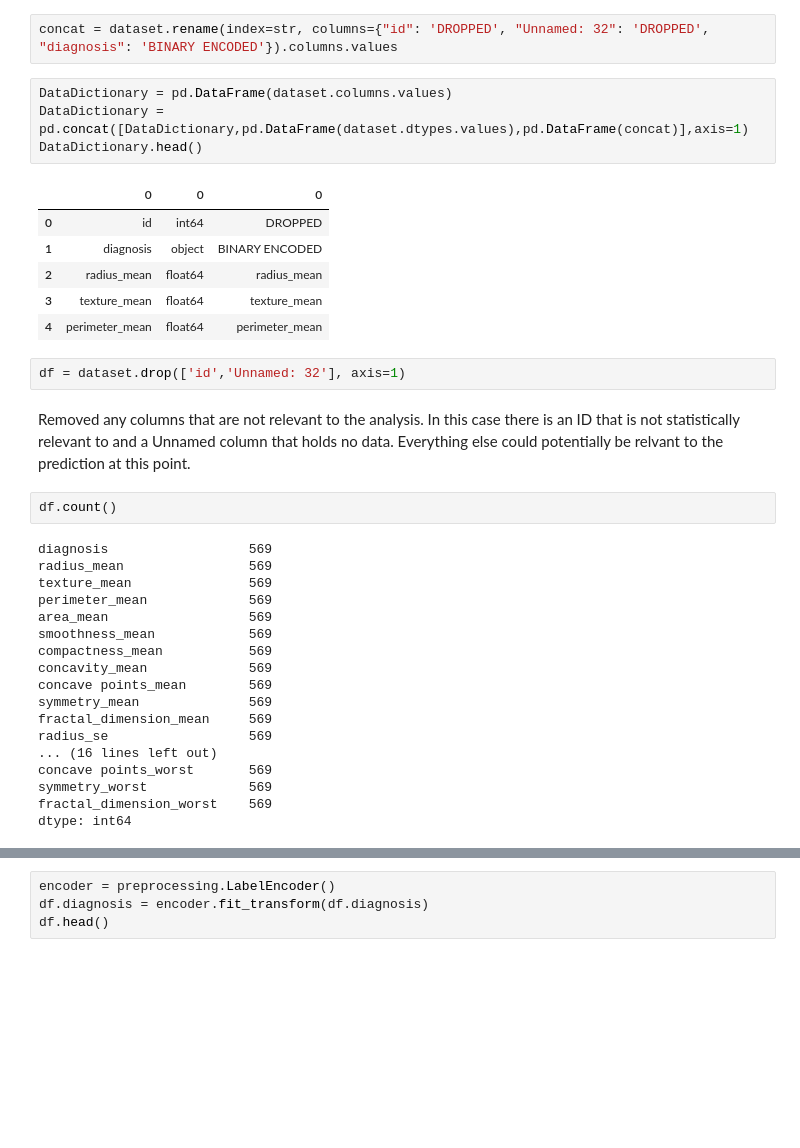
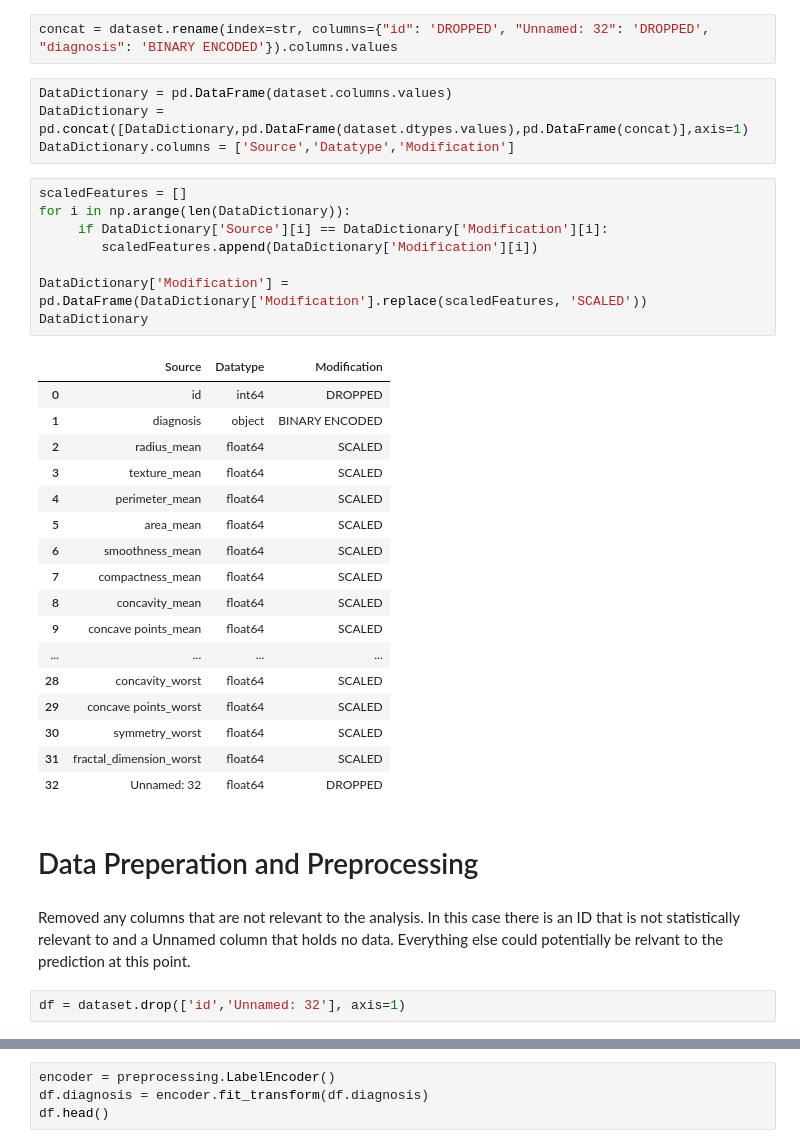
Before and after one commit to BenjaminIsaac0111/Cancer-Prediction-Model, a Jupyter notebook: Cancer Prediction.ipynb, the cells around one changed output, grey strips where cells are left out. Drawn from its saved outputs; the diff is of its cells as text; blank space fills up the shorter version.

```diff
--- a/Cancer Prediction.ipynb
+++ b/Cancer Prediction.ipynb
@@ -32,35 +36,36 @@ concat = dataset.rename(index=str, columns={"id": 'DROPPED', "Unnamed: 32": 'DRO
 # %%
 DataDictionary = pd.DataFrame(dataset.columns.values)
 DataDictionary = pd.concat([DataDictionary,pd.DataFrame(dataset.dtypes.values),pd.DataFrame(concat)],axis=1)
-DataDictionary.head()
+DataDictionary.columns = ['Source','Datatype','Modification']
-# %% [output]
-|  | 0 | 0 | 0 |
-| 0 | id | int64 | DROPPED |
-| 1 | diagnosis | object | BINARY ENCODED |
-| 2 | radius_mean | float64 | radius_mean |
-| 3 | texture_mean | float64 | texture_mean |
-| 4 | perimeter_mean | float64 | perimeter_mean |
+# %%
+scaledFeatures = []
+for i in np.arange(len(DataDictionary)):
+     if DataDictionary['Source'][i] == DataDictionary['Modification'][i]:
+        scaledFeatures.append(DataDictionary['Modification'][i])
+
+DataDictionary['Modification'] = pd.DataFrame(DataDictionary['Modification'].replace(scaledFeatures, 'SCALED'))
+DataDictionary
+# %% [output]
+|  | Source | Datatype | Modification |
+| 0 | id | int64 | DROPPED |
+| 1 | diagnosis | object | BINARY ENCODED |
+| 2 | radius_mean | float64 | SCALED |
+| 3 | texture_mean | float64 | SCALED |
+| 4 | perimeter_mean | float64 | SCALED |
+| 5 | area_mean | float64 | SCALED |
+| 6 | smoothness_mean | float64 | SCALED |
+| 7 | compactness_mean | float64 | SCALED |
+| 8 | concavity_mean | float64 | SCALED |
+| 9 | concave points_mean | float64 | SCALED |
+| ... | ... | ... | ... |
+| 28 | concavity_worst | float64 | SCALED |
+| 29 | concave points_worst | float64 | SCALED |
+| 30 | symmetry_worst | float64 | SCALED |
+| 31 | fractal_dimension_worst | float64 | SCALED |
+| 32 | Unnamed: 32 | float64 | DROPPED |
+# %% [markdown]
+# Data Preperation and Preprocessing
+# %% [markdown]
+Removed any columns that are not relevant to the analysis. In this case there is an ID that is not statistically relevant to and a Unnamed column that holds no data. Everything else could potentially be relvant to the prediction at this point.
 # %%
 df = dataset.drop(['id','Unnamed: 32'], axis=1)
-# %% [markdown]
-Removed any columns that are not relevant to the analysis. In this case there is an ID that is not statistically relevant to and a Unnamed column that holds no data. Everything else could potentially be relvant to the prediction at this point.
-# %%
-df.count()
-# %% [output]
-diagnosis                  569
-radius_mean                569
-texture_mean               569
-perimeter_mean             569
-area_mean                  569
-smoothness_mean            569
-compactness_mean           569
-concavity_mean             569
-concave points_mean        569
-symmetry_mean              569
-fractal_dimension_mean     569
-radius_se                  569
-... (16 lines left out)
-concave points_worst       569
-symmetry_worst             569
-fractal_dimension_worst    569
-dtype: int64
```
Also changed, not shown: parts of 33 cells of this notebook.
